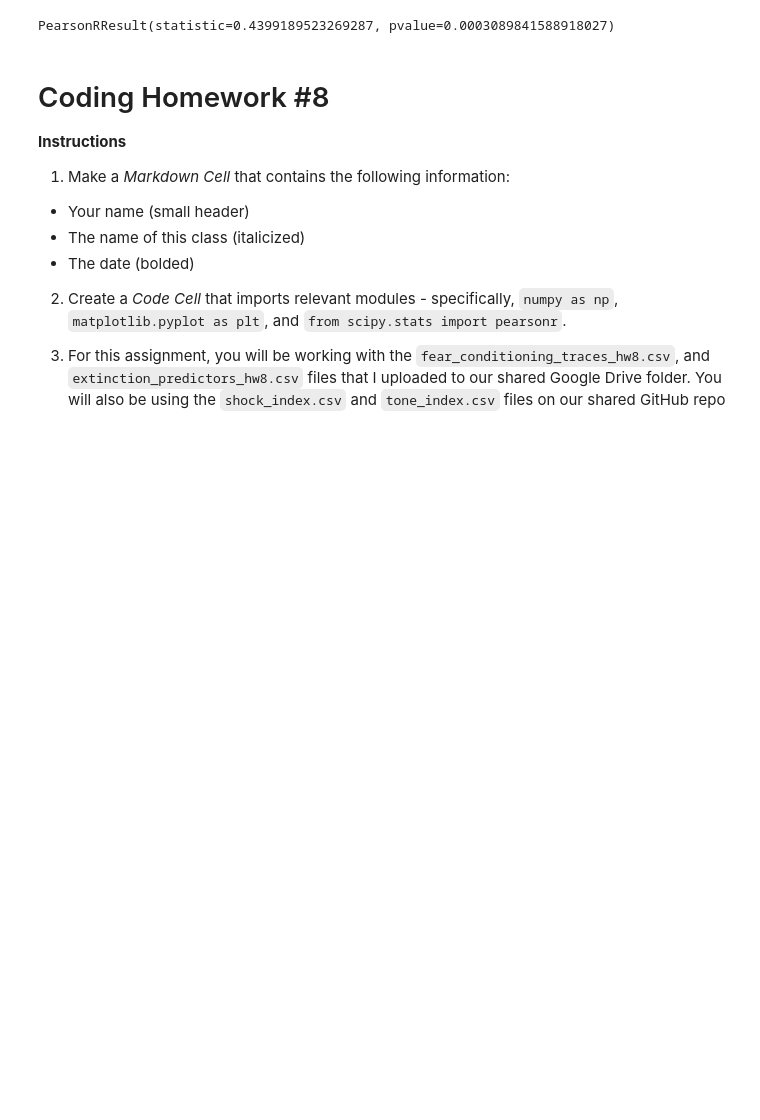
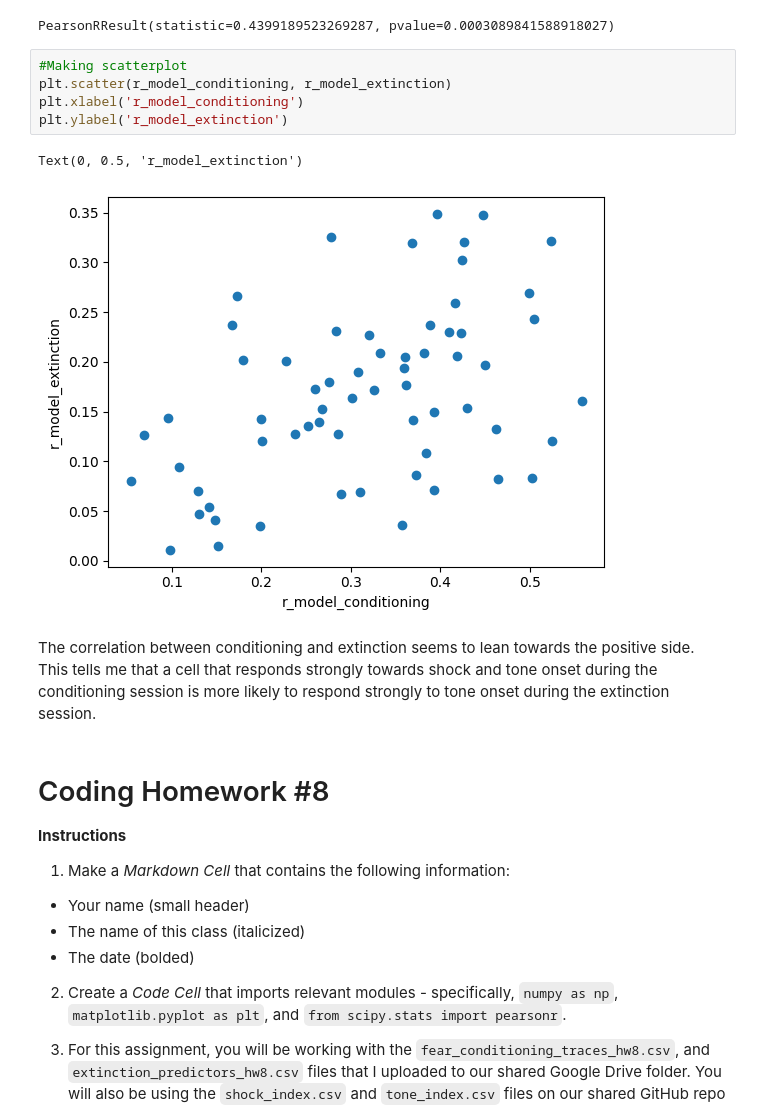
Before and after one commit to zoyaholin/Neur265HOLIN, a Jupyter notebook: coding_homework_8.ipynb, the cells around one changed output. Cells and saved outputs as stored; diff of their text form; blank space fills up the shorter version.

```diff
--- a/coding_homework_8.ipynb
+++ b/coding_homework_8.ipynb
@@ -202,6 +202,17 @@ for i in range(63):
 pearsonr(r_model_conditioning, r_model_extinction)
 # %% [output]
 PearsonRResult(statistic=0.4399189523269287, pvalue=0.0003089841588918027)
+# %%
+#Making scatterplot
+plt.scatter(r_model_conditioning, r_model_extinction)
+plt.xlabel('r_model_conditioning')
+plt.ylabel('r_model_extinction')
+# %% [output]
+Text(0, 0.5, 'r_model_extinction')
+[figure, added]
+# %% [markdown]
+
+ The correlation between conditioning and extinction seems to lean towards the positive side. This tells me that a cell that responds strongly towards shock and tone onset during the conditioning session is more likely to respond strongly to tone onset during the extinction session.
 # %% [markdown]
 # Coding Homework #8
 
```
